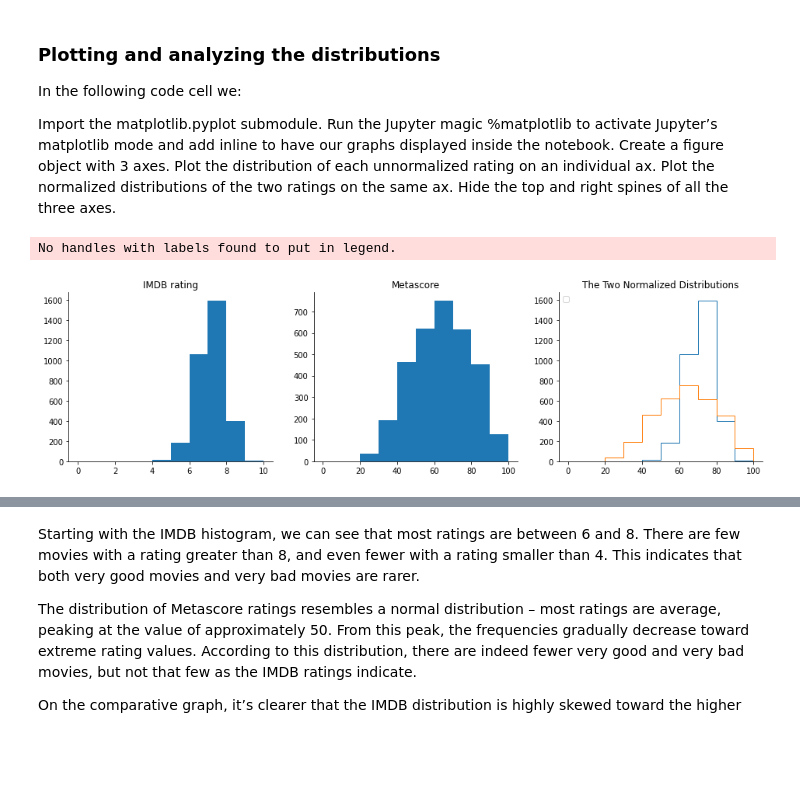
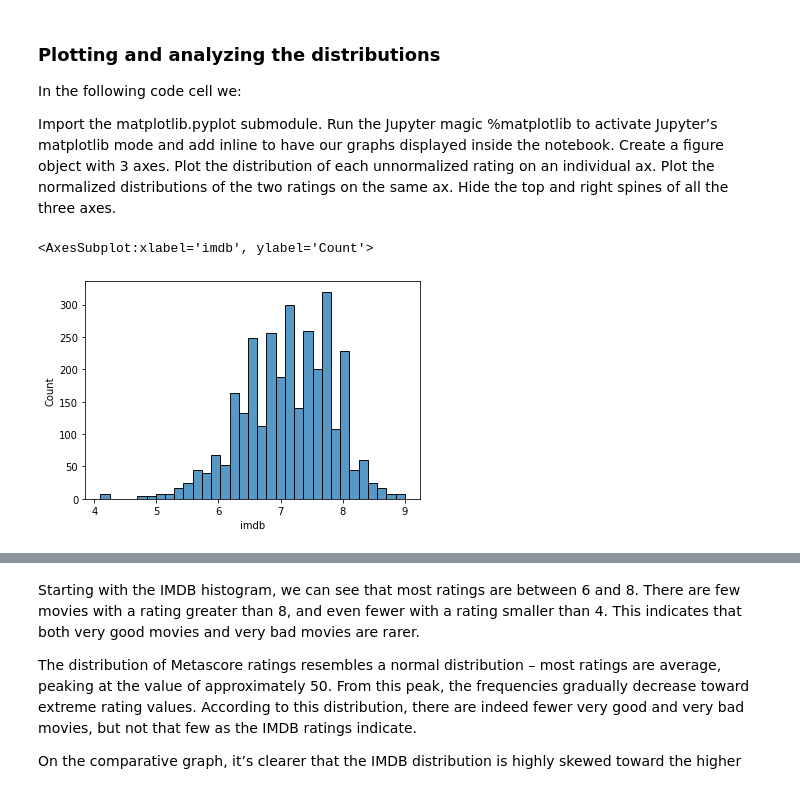
Before and after one commit to osumorodgers/IMDB_scraper, a Jupyter notebook: scraper.ipynb, the cells around one changed output, grey strips where cells are left out. Drawn from its saved outputs; the diff is of its cells as text; code cells hidden in the pictures; blank space fills up the shorter version.

```diff
--- a/scraper.ipynb
+++ b/scraper.ipynb
@@ -92,0 +97,13 @@ Votes_Gross.text
+# %%
+# Gross
+for container in movie_containers:
+# If the movie has Metascore, then extract:
+    if container.find('div', class_ = 'ratings-metascore') is not None:
+        i = 0
+        for tag in container.find_all('span',attrs ={'name':'nv'}):
+            try:
+                Gross = tag.find('span',attrs ={'name':'nv'})[1]
+                Gross.append(Gross)  # or whatever you like to store it
+            except IndexError:
+                pass
+Gross
@@ -116,3 +135,11 @@ for container in movie_containers:
     # The number of votes
         vote = container.find('span', attrs = {'name':'nv'})['data-value']
         votes.append(int(vote))
+    # Gross
+        i = 0
+        for tag in container.find_all('span',attrs ={'name':'nv'}):
+            try:
+                Gross = tag.find_all('span',attrs ={'name':'nv'})[1].text.strip()
+                result.append(Gross)  # or whatever you like to store it
+            except IndexError:
+                pass
@@ -119,3 +148,14 @@ for container in movie_containers:
+# %%
+Gross = container.find('span', attrs = {'name':'nv'})
+Gross
+i = 0
+for tag in container.find_all('span',attrs ={'name':'nv'}):
+    try:
+        Gross = tag.find_all('span')[0].text.strip()
+        #result.append(Gross)  # or whatever you like to store it
+    except IndexError:
+        pass
+    #print (tag.text[1:])
 # %%
 import pandas as pd
 test_df = pd.DataFrame({'movie': names,
@@ -163,7 +205,7 @@ None
 #Create a list called pages, and populate it with the strings corresponding to the first 4 pages.
 #Create a list called years_url and populate it with the strings corresponding to the years 2000-2017.
 pages = [str(i) for i in range(1,5)]
-years_url = [str(i) for i in range(2000,2018)]
+years_url = [str(i) for i in range(2000,2017)]
 # %% [markdown]
 Controlling the rate of crawling is beneficial for us, and for the website we are scraping. If we avoid hammering the server with tens of requests per second, then we are much less likely to get our IP address banned. We also avoid disrupting the activity of the website we scrape by allowing the server to respond to other users’ requests too.
 
@@ -450,21 +491,24 @@ Plot the normalized distributions of the two ratings on the same ax.
 Hide the top and right spines of all the three axes.
 # %%
 import matplotlib.pyplot as plt
-
+'''
 fig, axes = plt.subplots(nrows = 1, ncols = 3, figsize = (16,4))
 ax1, ax2, ax3 = fig.axes
 ax1.hist(movie_ratings['imdb'], bins = 10, range = (0,10)) # bin range = 1
 ax1.set_title('IMDB rating')
 ax2.hist(movie_ratings['metascore'], bins = 10, range = (0,100)) # bin range = 10
 ax2.set_title('Metascore')
 ax3.hist(movie_ratings['n_imdb'], bins = 10, range = (0,100), histtype = 'step')
 ax3.hist(movie_ratings['metascore'], bins = 10, range = (0,100), histtype = 'step')
 ax3.legend(loc = 'upper left')
 ax3.set_title('The Two Normalized Distributions')
 for ax in fig.axes:
     ax.spines['top'].set_visible(False)
     ax.spines['right'].set_visible(False)
 plt.show()
+'''
+import seaborn as sns
+sns.histplot(data=movie_ratings, x="imdb")
 # %% [output]
-No handles with labels found to put in legend.
+<AxesSubplot:xlabel='imdb', ylabel='Count'>
-[figure, old version]
+[figure, new version]
```
Also changed, not shown: parts of 15 cells of this notebook, 5 other files.
